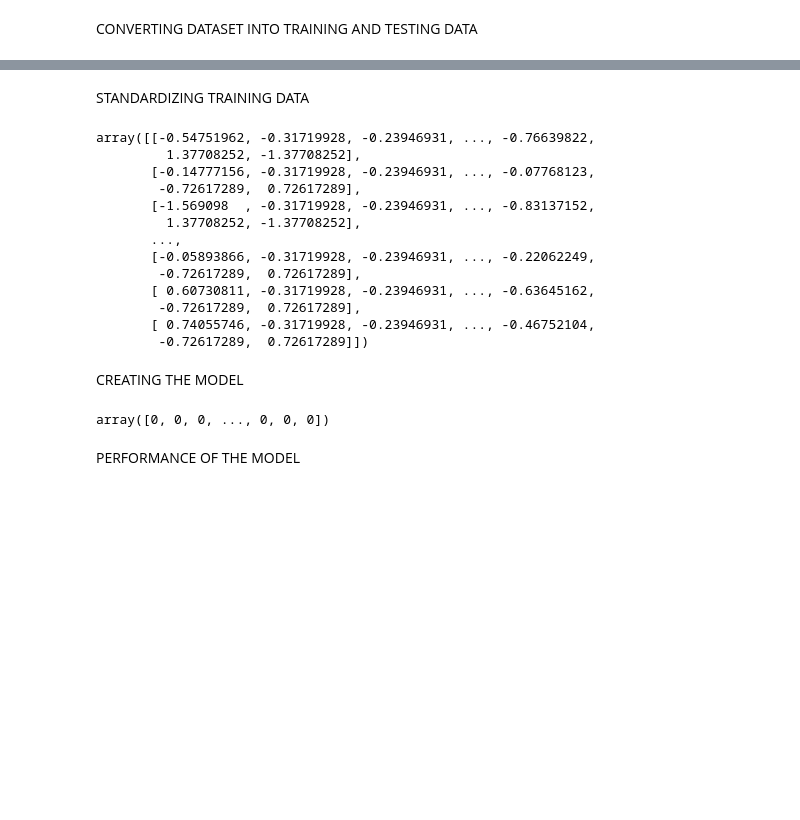
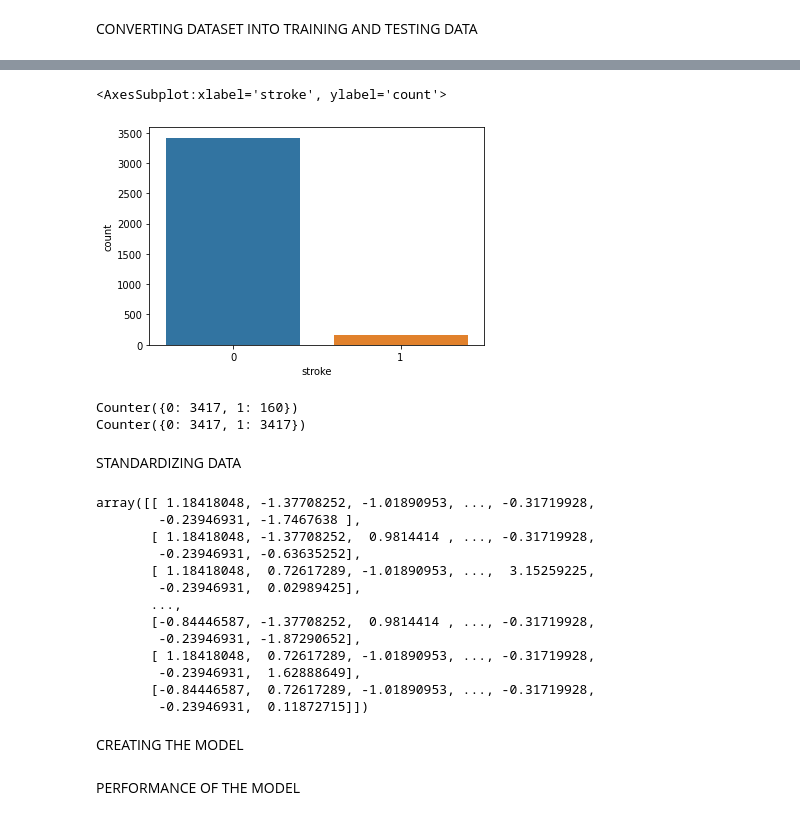
Before and after one commit to Anna9288/projects, a Jupyter notebook: stroke.ipynb, the cells around one changed output, grey strips where cells are left out. Cells and saved outputs as stored; diff of their text form; code cells hidden in the pictures; blank space fills up the shorter version.

```diff
--- a/stroke.ipynb
+++ b/stroke.ipynb
@@ -465,33 +499,41 @@ x_train
+# %%
+sns.countplot(x=y_train,data=df2)
+# %% [output]
+<AxesSubplot:xlabel='stroke', ylabel='count'>
+[figure, added]
+# %%
+from scipy.sparse.construct import random
+from imblearn.over_sampling import SMOTE
+from collections import Counter
+over=SMOTE(random_state=42)
+over_xtrain,over_ytrain=over.fit_resample(x_train,y_train)
+print(Counter(y_train))
+print(Counter(over_ytrain))
+# %% [output]
+Counter({0: 3417, 1: 160})
+Counter({0: 3417, 1: 3417})
 # %% [markdown]
-STANDARDIZING TRAINING DATA
+STANDARDIZING  DATA
 # %%
-from sklearn.preprocessing import StandardScaler
-scale=StandardScaler()
-scale.fit(x_train)
-x_train=scale.transform(x_train)
-x_test=scale.transform(x_test)
-x_test
+#from sklearn.preprocessing import StandardScaler
+#scale=StandardScaler()
+#scale.fit(x_train)
+#x_test=scale.transform(x_test)
+#x_train=scale.transform(x_train)
+#x_train
 # %% [output]
-array([[-0.54751962, -0.31719928, -0.23946931, ..., -0.76639822,
-         1.37708252, -1.37708252],
-       [-0.14777156, -0.31719928, -0.23946931, ..., -0.07768123,
-        -0.72617289,  0.72617289],
-       [-1.569098  , -0.31719928, -0.23946931, ..., -0.83137152,
-         1.37708252, -1.37708252],
+array([[ 1.18418048, -1.37708252, -1.01890953, ..., -0.31719928,
+        -0.23946931, -1.7467638 ],
+       [ 1.18418048, -1.37708252,  0.9814414 , ..., -0.31719928,
+        -0.23946931, -0.63635252],
+       [ 1.18418048,  0.72617289, -1.01890953, ...,  3.15259225,
+        -0.23946931,  0.02989425],
        ...,
-       [-0.05893866, -0.31719928, -0.23946931, ..., -0.22062249,
-        -0.72617289,  0.72617289],
-       [ 0.60730811, -0.31719928, -0.23946931, ..., -0.63645162,
-        -0.72617289,  0.72617289],
-       [ 0.74055746, -0.31719928, -0.23946931, ..., -0.46752104,
-        -0.72617289,  0.72617289]])
+       [-0.84446587, -1.37708252,  0.9814414 , ..., -0.31719928,
+        -0.23946931, -1.87290652],
+       [ 1.18418048,  0.72617289, -1.01890953, ..., -0.31719928,
+        -0.23946931,  1.62888649],
+       [-0.84446587,  0.72617289, -1.01890953, ..., -0.31719928,
+        -0.23946931,  0.11872715]])
 # %% [markdown]
 CREATING THE MODEL
-# %%
-from sklearn.ensemble import RandomForestClassifier
-clas=RandomForestClassifier(n_estimators=10)
-clas.fit(x_train,y_train)
-y_pred=clas.predict(x_test)
-y_pred
-# %% [output]
-array([0, 0, 0, ..., 0, 0, 0])
```
Also changed, not shown: parts of 55 cells of this notebook.
